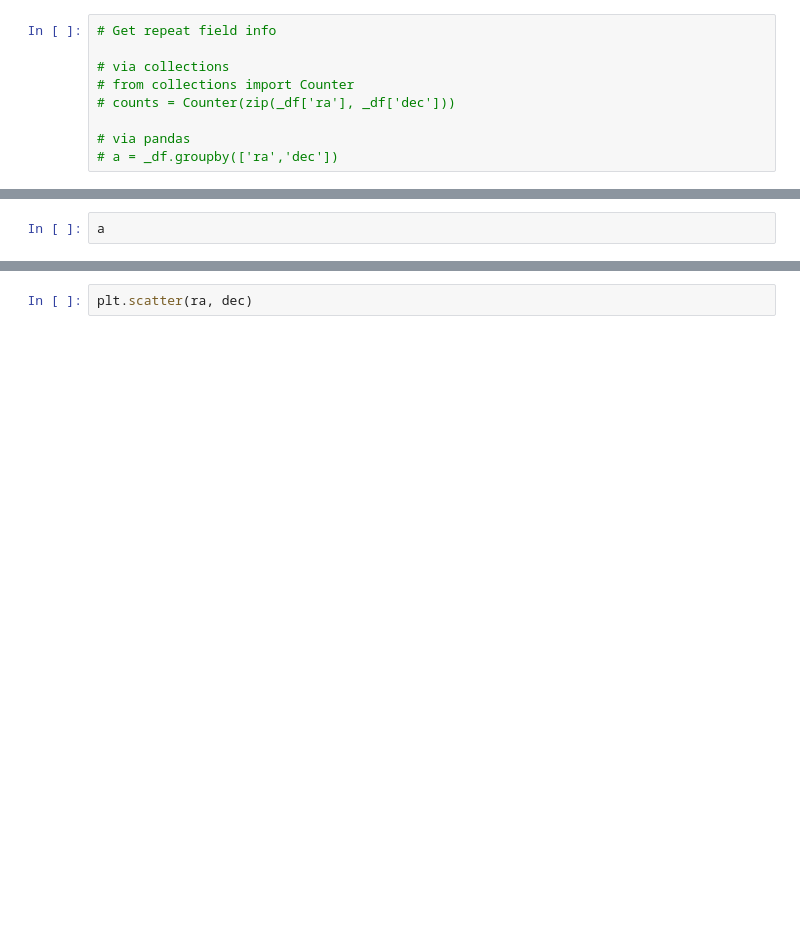
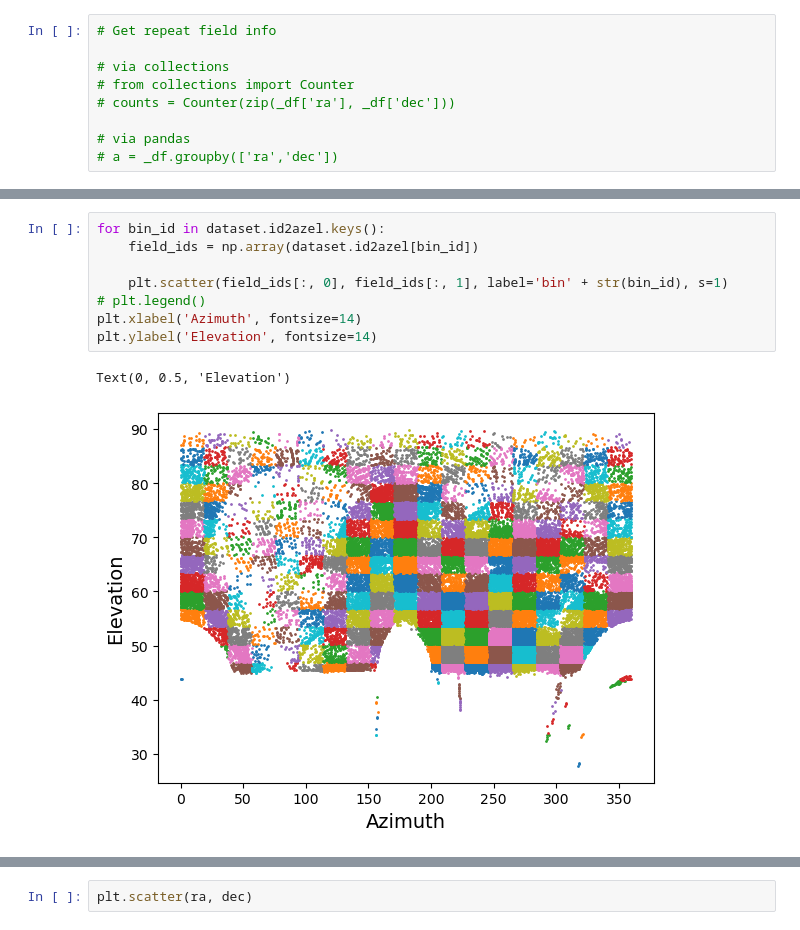
Before and after one commit to rachelhur/survey-ops, a Jupyter notebook: notebooks/v1.ipynb, the cells around one changed output, grey strips where cells are left out. Drawn from its saved outputs; the diff is of its cells as text; blank space fills up the shorter version.

```diff
--- a/notebooks/v1.ipynb
+++ b/notebooks/v1.ipynb
@@ -209,5 +200,14 @@ datetime
-# %%
-a
+# %%
+for bin_id in dataset.id2azel.keys():
+    field_ids = np.array(dataset.id2azel[bin_id])
+
+    plt.scatter(field_ids[:, 0], field_ids[:, 1], label='bin' + str(bin_id), s=1)
+# plt.legend()
+plt.xlabel('Azimuth', fontsize=14)
+plt.ylabel('Elevation', fontsize=14)
+# %% [output]
+Text(0, 0.5, 'Elevation')
+[figure, added]
 # %%
 dataset.n_obs_per_night.hist()
 plt.title('number of obs per night')
```
Also changed, not shown: parts of 7 cells of this notebook.
